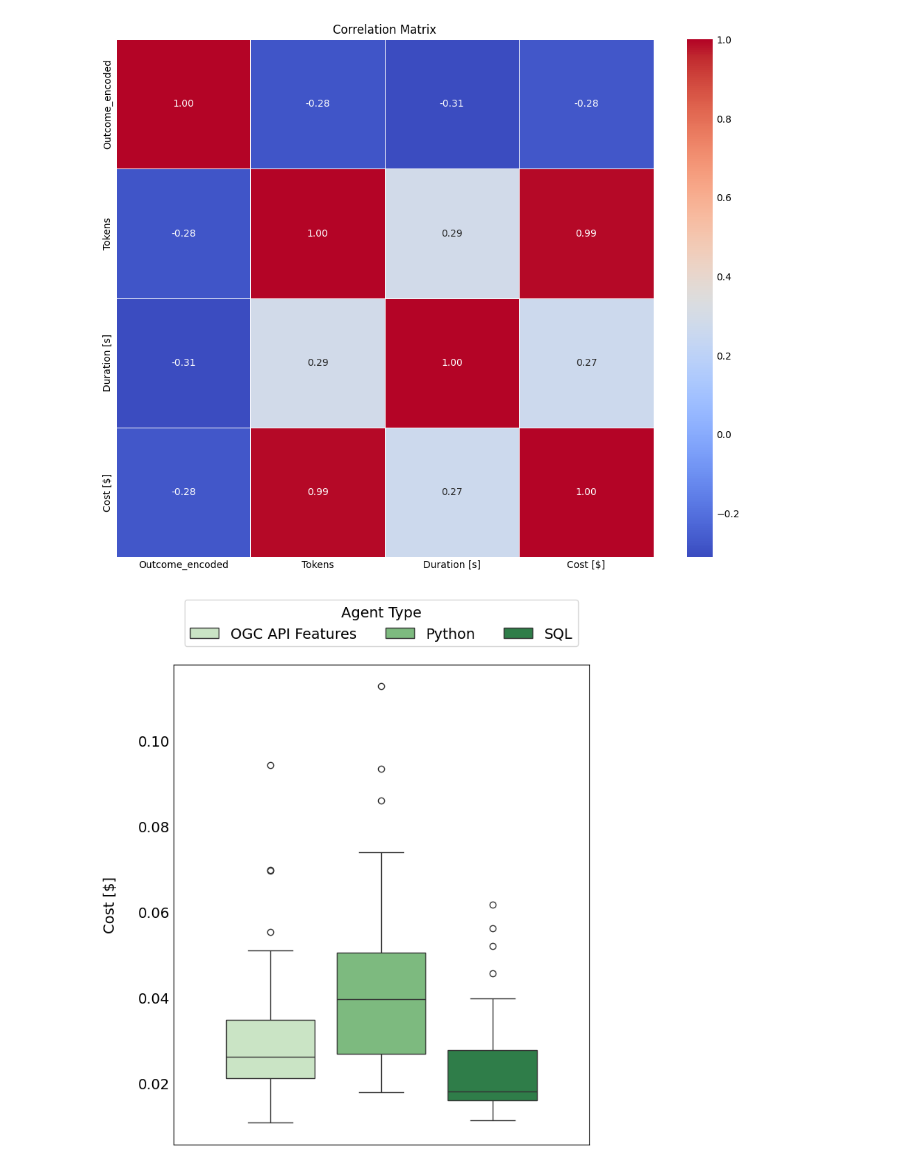
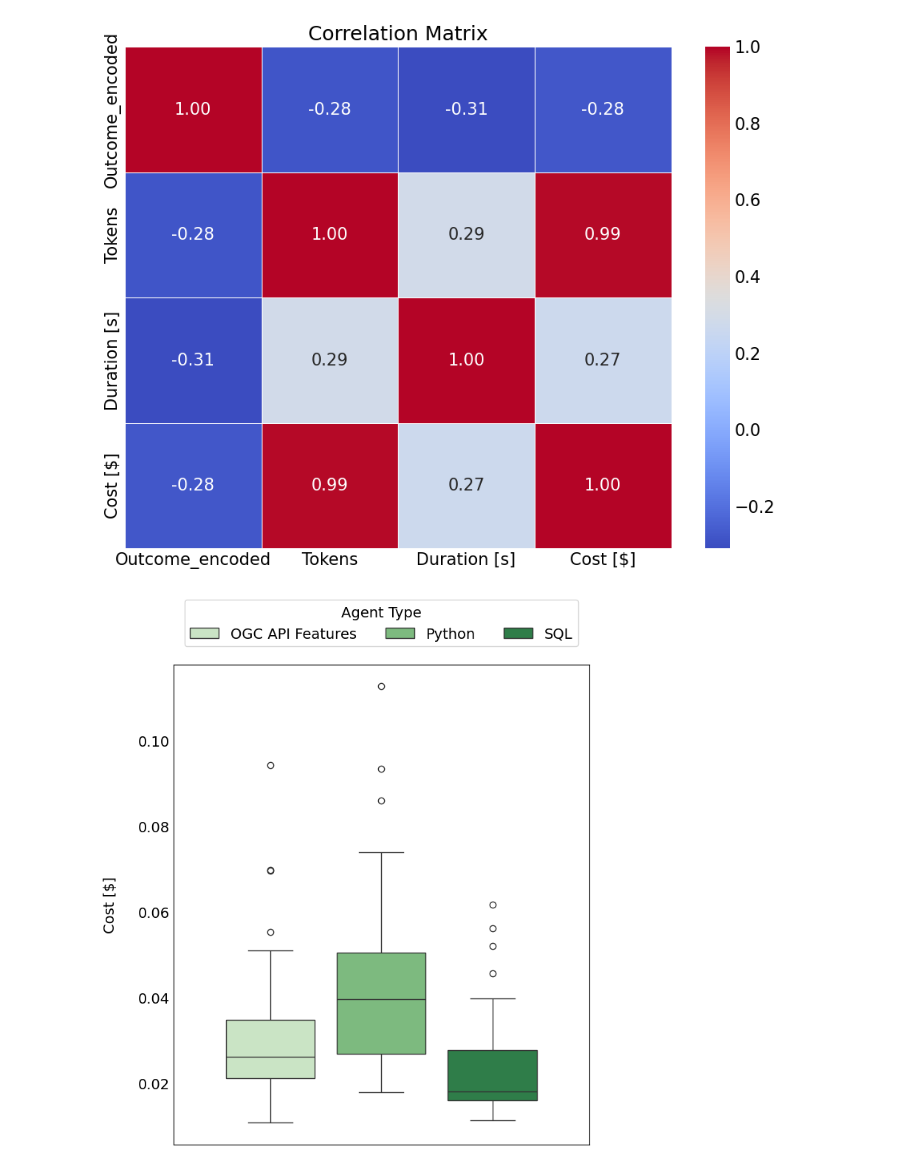
Before and after one commit to oskarhlm/masters-thesis, a Jupyter notebook: src/benchmarking/plots.ipynb, the cells around one changed output. Drawn from its saved outputs; the diff is of its cells as text; code cells hidden in the pictures.

```diff
--- a/src/benchmarking/plots.ipynb
+++ b/src/benchmarking/plots.ipynb
@@ -19,26 +19,29 @@ levels_tests_df = pd.read_excel(path, sheet_name='PL Tests').dropna(how='all')
 
 levels_tests_df = levels_tests_df.merge(levels_df, on='Query ID', how='left')
 # %%
+font_size = 15
+plt.rcParams.update({'font.size': font_size})
+
 custom_mapping = {
     'success': 2,
     'partial success': 1,
     'failure': 0
 }
 
 tests_df['Outcome_encoded'] = tests_df['Outcome'].map(custom_mapping)
 
 correlation_matrix = tests_df[['Outcome_encoded',
                          'Tokens', 'Duration [s]', 'Cost [$]']].corr()
 
-plt.figure(figsize=(10, 8))
+plt.figure(figsize=(9, 7))
 sns.heatmap(correlation_matrix, annot=True,
             cmap='coolwarm', fmt=".2f", linewidths=.5)
 plt.title('Correlation Matrix')
 plt.tight_layout(pad=0.5)
 plt.savefig(figs_path / 'correlation_matrix.png')
 plt.show()
 # %% [output]
-[figure, old version]
+[figure, new version]
 # %%
 def setup_plot(data, y_var, hue_var, y_label, palette="Greens", figsize=(7, 8)):
     plt.rcParams.update({'font.size': 14})
```
Also changed, not shown: 15 other files.
